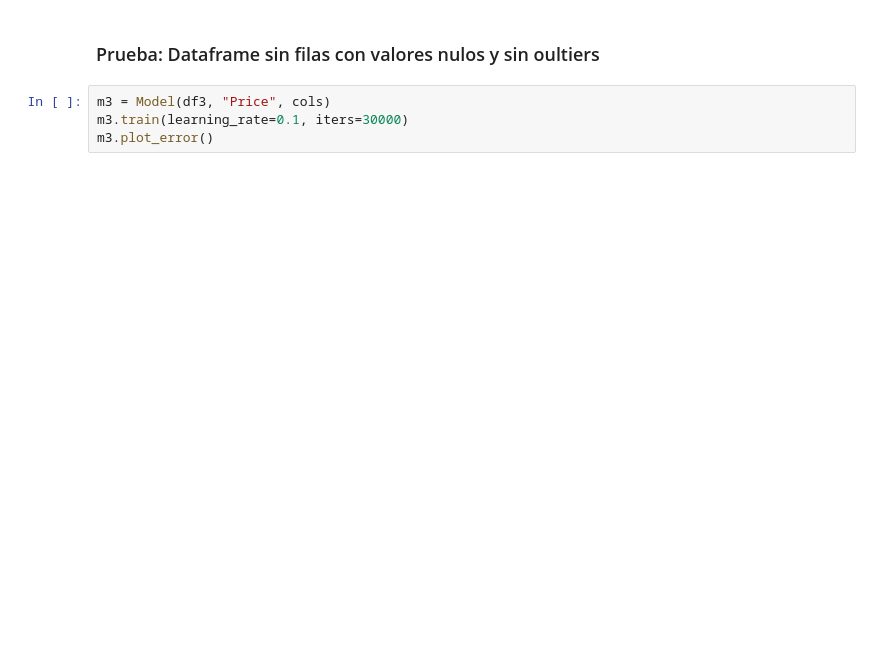
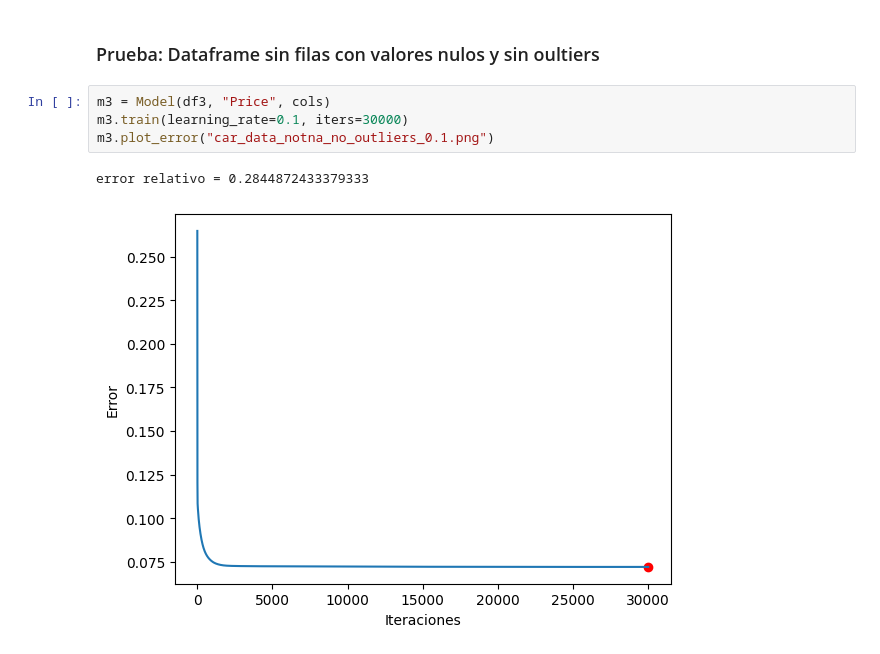
Before and after one commit to Gchaurio/CI5438-Proyecto1, a Jupyter notebook: descenso_gradiente_pruebas.ipynb, the cells around one changed output. Cells and saved outputs as stored; diff of their text form; blank space fills up the shorter version.

```diff
--- a/descenso_gradiente_pruebas.ipynb
+++ b/descenso_gradiente_pruebas.ipynb
@@ -93,7 +96,10 @@ m3_2.plot_error()
 # %%
 m3 = Model(df3, "Price", cols)
 m3.train(learning_rate=0.1, iters=30000)
-m3.plot_error()
+m3.plot_error("car_data_notna_no_outliers_0.1.png")
+# %% [output]
+error relativo = 0.2844872433379333
+[figure, added]
 # %%
 m3_1 = Model(df3, "Price", cols)
 m3_1.train(learning_rate=0.01, iters=30000)
```
Also changed, not shown: parts of 11 cells of this notebook, 14 other files.
